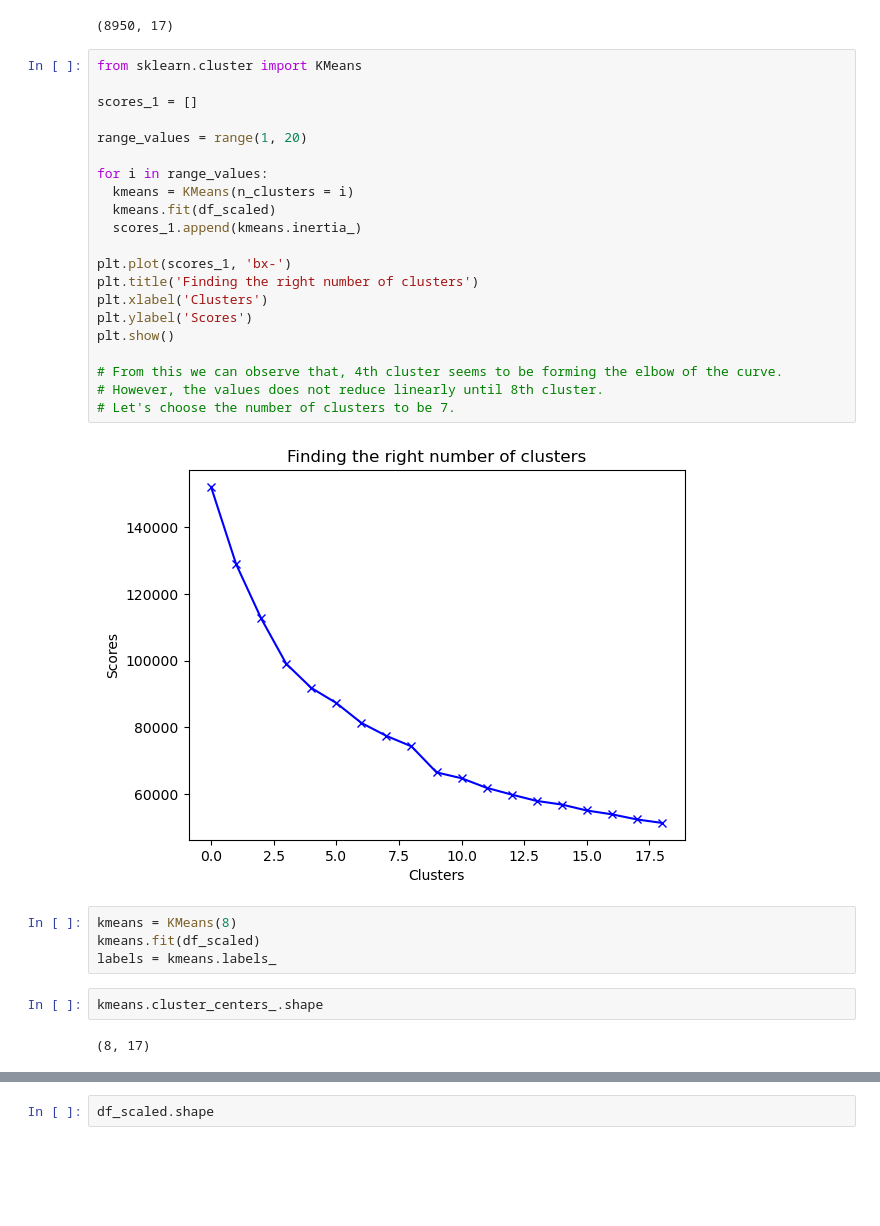
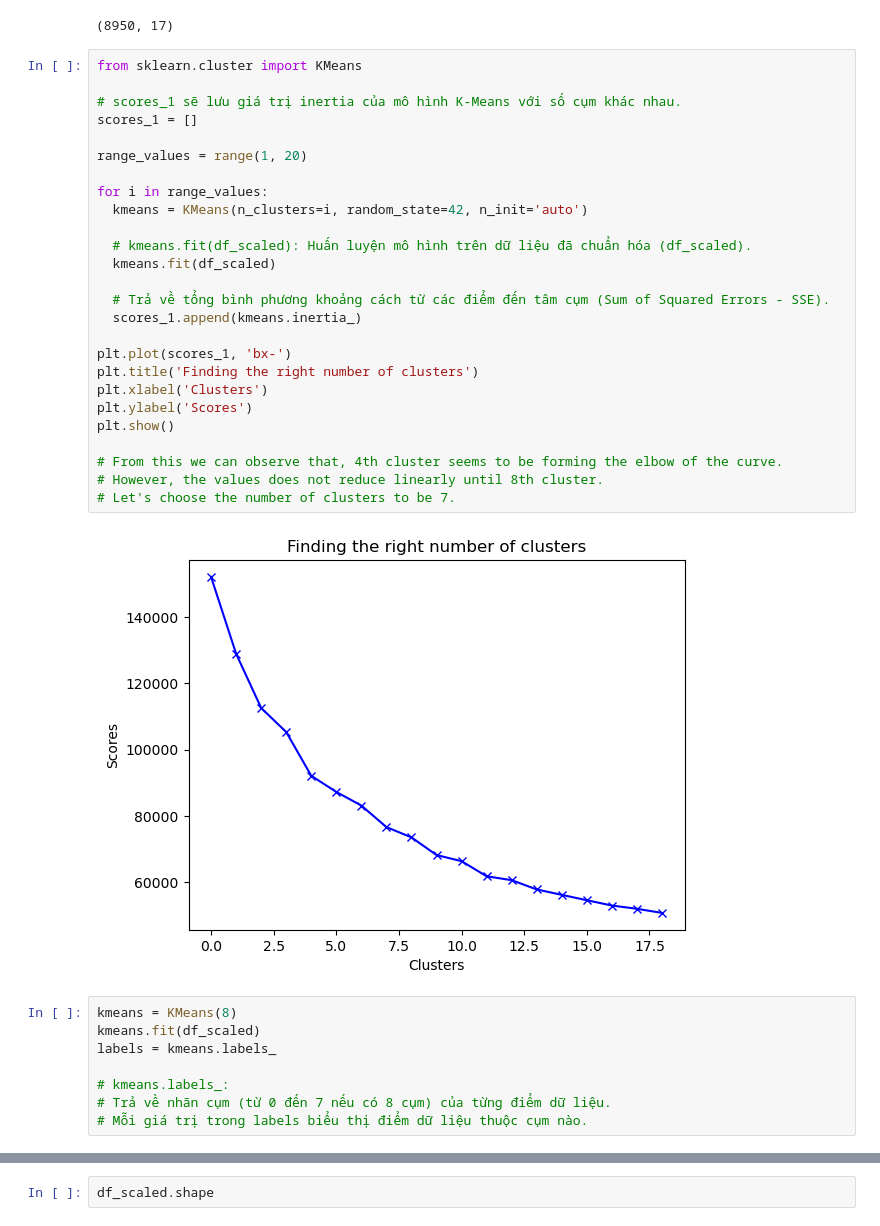
Before and after one commit to pentakll4002/marketing_department, a Jupyter notebook: experiments.ipynb, the cells around one changed output, grey strips where cells are left out. Drawn from its saved outputs; the diff is of its cells as text; blank space fills up the shorter version.

```diff
--- a/experiments.ipynb
+++ b/experiments.ipynb
@@ -267,31 +336,36 @@ df_scaled.shape
 # %%
 from sklearn.cluster import KMeans
 
+# scores_1 sẽ lưu giá trị inertia của mô hình K-Means với số cụm khác nhau.
 scores_1 = []
 
 range_values = range(1, 20)
 
 for i in range_values:
-  kmeans = KMeans(n_clusters = i)
+  kmeans = KMeans(n_clusters=i, random_state=42, n_init='auto')
+
+  # kmeans.fit(df_scaled): Huấn luyện mô hình trên dữ liệu đã chuẩn hóa (df_scaled).
   kmeans.fit(df_scaled)
+
+  # Trả về tổng bình phương khoảng cách từ các điểm đến tâm cụm (Sum of Squared Errors - SSE).
   scores_1.append(kmeans.inertia_)
 
 plt.plot(scores_1, 'bx-')
 plt.title('Finding the right number of clusters')
 plt.xlabel('Clusters')
 plt.ylabel('Scores')
 plt.show()
 
 # From this we can observe that, 4th cluster seems to be forming the elbow of the curve.
 # However, the values does not reduce linearly until 8th cluster.
 # Let's choose the number of clusters to be 7.
 # %% [output]
-[figure, old version]
+[figure, new version]
-# %%
-kmeans = KMeans(8)
-kmeans.fit(df_scaled)
-labels = kmeans.labels_
-# %%
-kmeans.cluster_centers_.shape
-# %% [output]
-(8, 17)
+# %%
+kmeans = KMeans(8)
+kmeans.fit(df_scaled)
+labels = kmeans.labels_
+
+# kmeans.labels_:
+# Trả về nhãn cụm (từ 0 đến 7 nếu có 8 cụm) của từng điểm dữ liệu.
+# Mỗi giá trị trong labels biểu thị điểm dữ liệu thuộc cụm nào.
```
Also changed, not shown: parts of 36 cells of this notebook.
